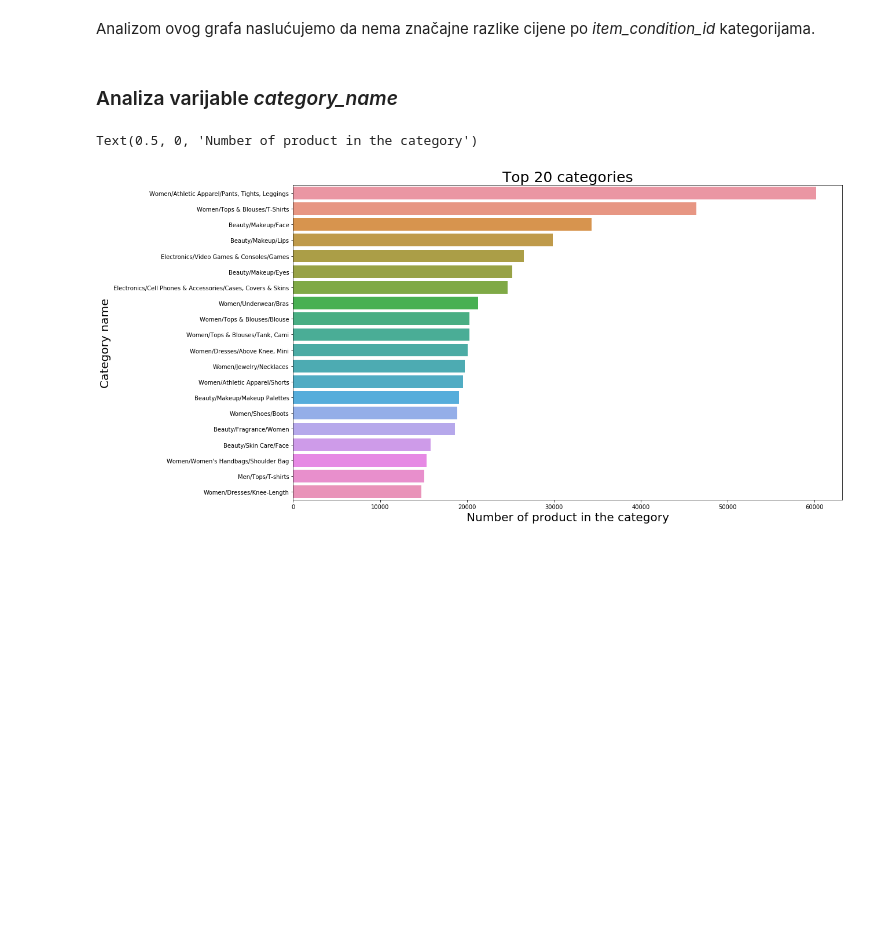
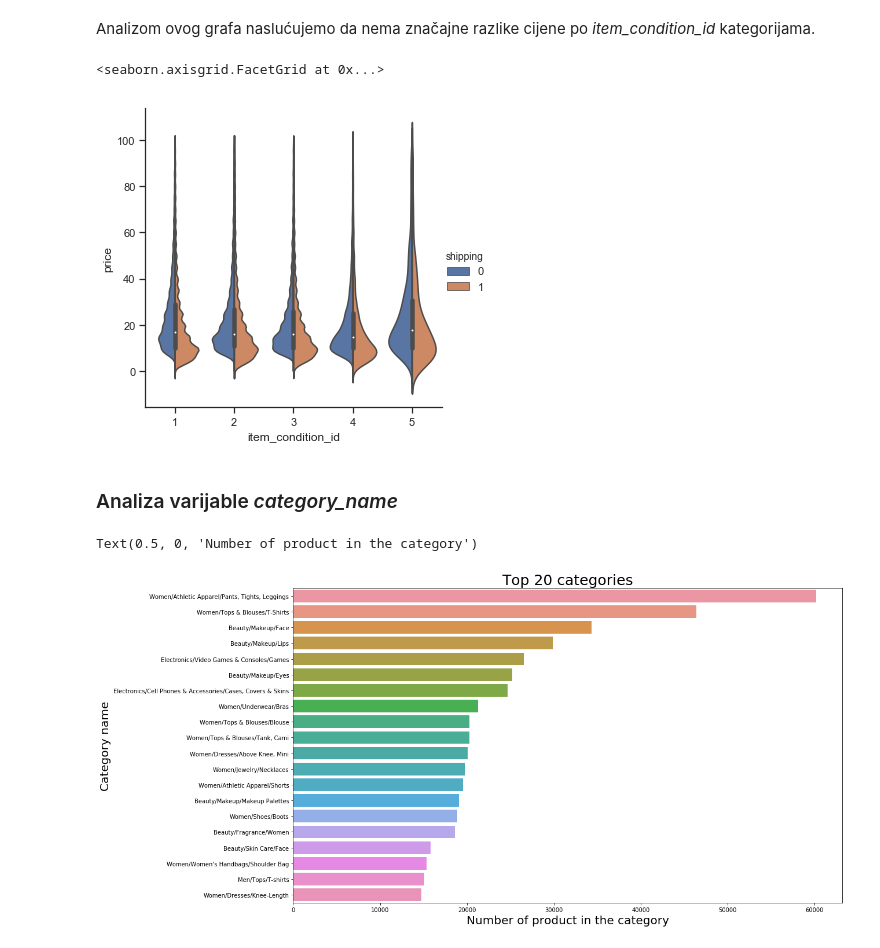
Before and after one commit to bderic1/StrojnoUcenje, a Jupyter notebook: Untitled1.ipynb, the cells around one changed output. Cells and saved outputs as stored; diff of their text form; code cells hidden in the pictures; blank space fills up the shorter version.

```diff
--- a/Untitled1.ipynb
+++ b/Untitled1.ipynb
@@ -206,5 +207,11 @@ del df
 # %% [markdown]
 Analizom ovog grafa naslućujemo da nema značajne razlike cijene po *item_condition_id* kategorijama.
+# %%
+df = data[data['price']<100]
+sns.catplot(x="item_condition_id", y="price", hue="shipping", kind="violin", split=True, data=df)
+# %% [output]
+<seaborn.axisgrid.FacetGrid at 0x...>
+[figure, added]
 # %% [markdown]
 ### Analiza varijable *category_name*
 # %%
```
Also changed, not shown: parts of 18 cells of this notebook.
